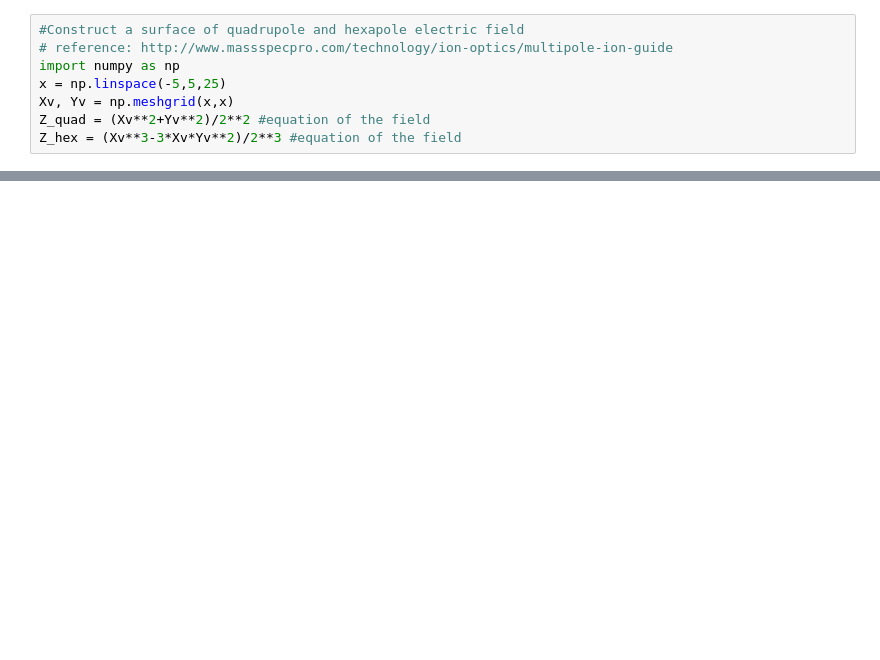
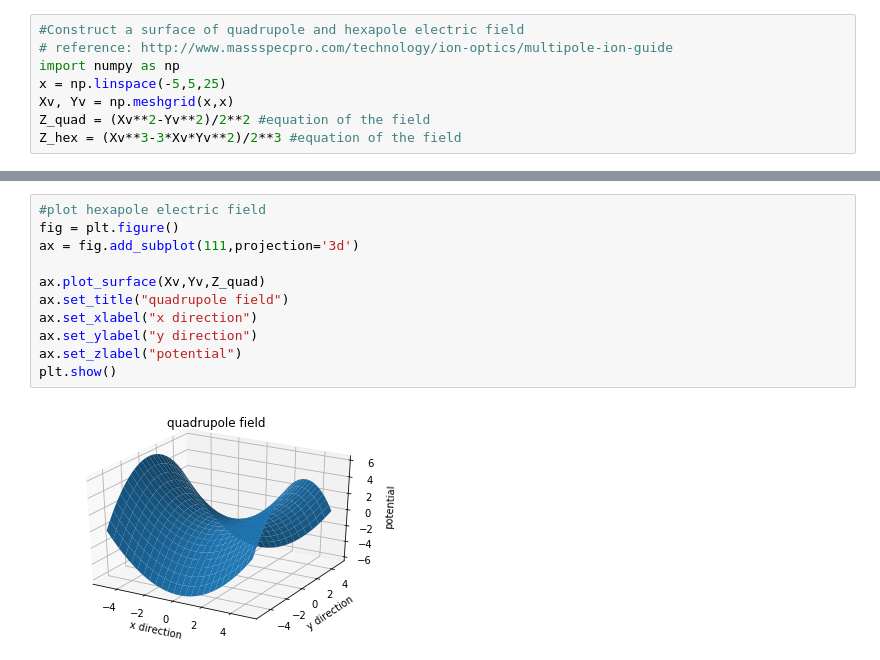
Before and after one commit to chrislauyc/Electrodynamic-ion-trap, a Jupyter notebook: multipole ion guide potentials.ipynb, the cells around one changed output, grey strips where cells are left out. Drawn from its saved outputs; the diff is of its cells as text; blank space fills up the shorter version.

```diff
--- a/multipole ion guide potentials.ipynb
+++ b/multipole ion guide potentials.ipynb
@@ -4,5 +4,5 @@
 import numpy as np
 x = np.linspace(-5,5,25)
 Xv, Yv = np.meshgrid(x,x)
-Z_quad = (Xv**2+Yv**2)/2**2 #equation of the field
+Z_quad = (Xv**2-Yv**2)/2**2 #equation of the field
 Z_hex = (Xv**3-3*Xv*Yv**2)/2**3 #equation of the field
@@ -44,0 +25,13 @@ py.iplot(fig, filename='elevations-3d-surface')
+# %%
+#plot hexapole electric field
+fig = plt.figure()
+ax = fig.add_subplot(111,projection='3d')
+
+ax.plot_surface(Xv,Yv,Z_quad)
+ax.set_title("quadrupole field")
+ax.set_xlabel("x direction")
+ax.set_ylabel("y direction")
+ax.set_zlabel("potential")
+plt.show()
+# %% [output]
+[figure, added]
```
Also changed, not shown: parts of 3 cells of this notebook.
